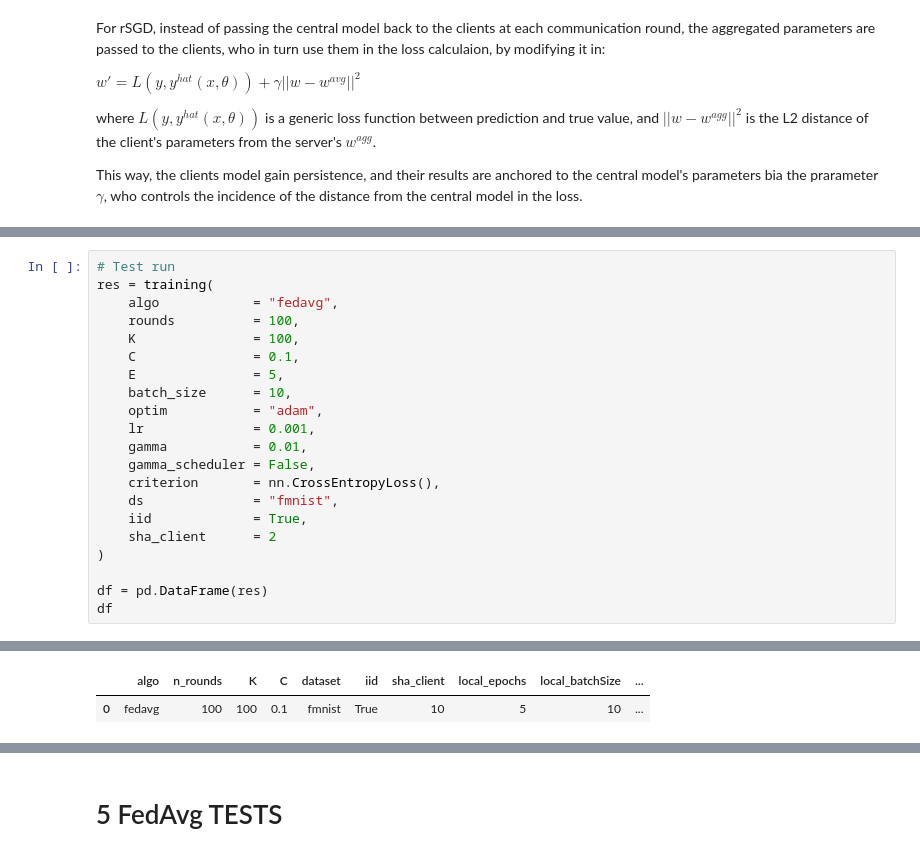
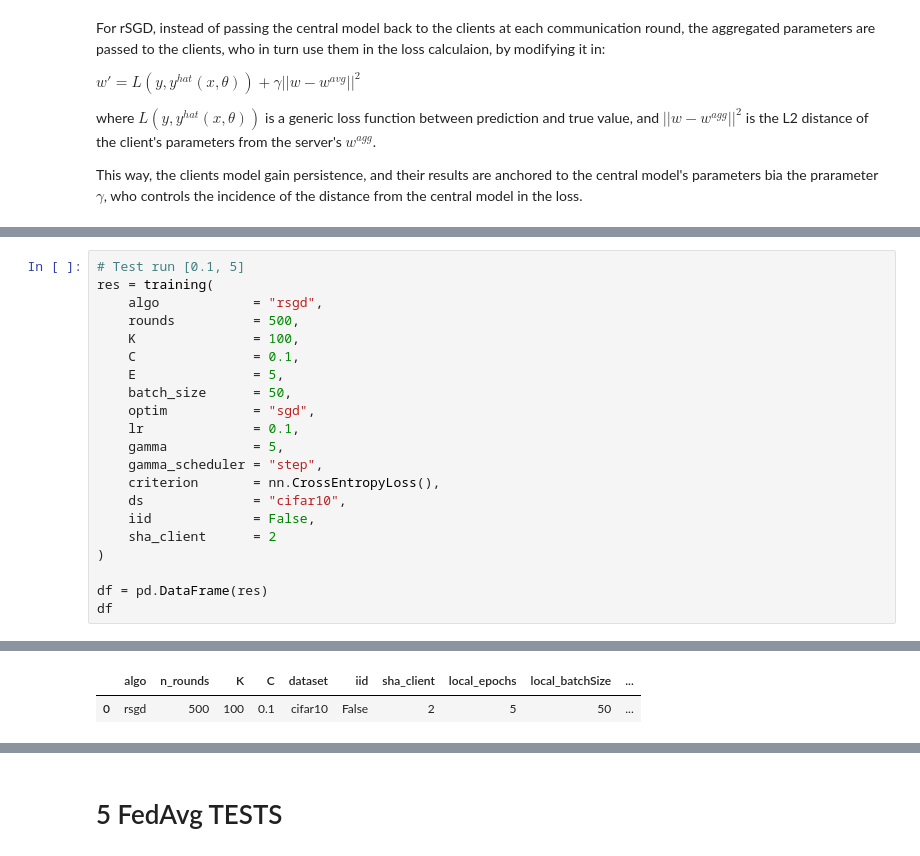
Before and after one commit to A-Botti/Federated-rSGD, a Jupyter notebook: r_SGD_for_Federated_Learning_v7.ipynb, the cells around one changed output, grey strips where cells are left out. Drawn from its saved outputs; the diff is of its cells as text.

```diff
--- a/r_SGD_for_Federated_Learning_v7.ipynb
+++ b/r_SGD_for_Federated_Learning_v7.ipynb
@@ -283,21 +332,21 @@ def training(algo, rounds, K, C, E, batch_size, optim, lr, gamma, gamma_schedule
 
     return outp
 # %%
-# Test run
+# Test run [0.1, 5]
 res = training(
-    algo            = "fedavg",
-    rounds          = 100,
+    algo            = "rsgd",
+    rounds          = 500,
     K               = 100,
     C               = 0.1,
     E               = 5,
-    batch_size      = 10,
-    optim           = "adam",
-    lr              = 0.001,
-    gamma           = 0.01,
-    gamma_scheduler = False,
+    batch_size      = 50,
+    optim           = "sgd",
+    lr              = 0.1,
+    gamma           = 5,
+    gamma_scheduler = "step",
     criterion       = nn.CrossEntropyLoss(),
-    ds              = "fmnist",
-    iid             = True,
+    ds              = "cifar10",
+    iid             = False,
     sha_client      = 2
 )
 
@@ -324,5 +373,5 @@ Training done in: 0:23:45.313679
 |  | algo | n_rounds | K | C | dataset | iid | sha_client | local_epochs | local_batchSize | ... |
-| 0 | fedavg | 100 | 100 | 0.1 | fmnist | True | 10 | 5 | 10 | ... |
+| 0 | rsgd | 500 | 100 | 0.1 | cifar10 | False | 2 | 5 | 50 | ... |
 # %%
 fig, (ax1, ax2, ax3, ax4) = plt.subplots(1, 4, sharey=False)
 fig.set_size_inches(20, 4)
```
Also changed, not shown: parts of 40 cells of this notebook, 10 other files.
